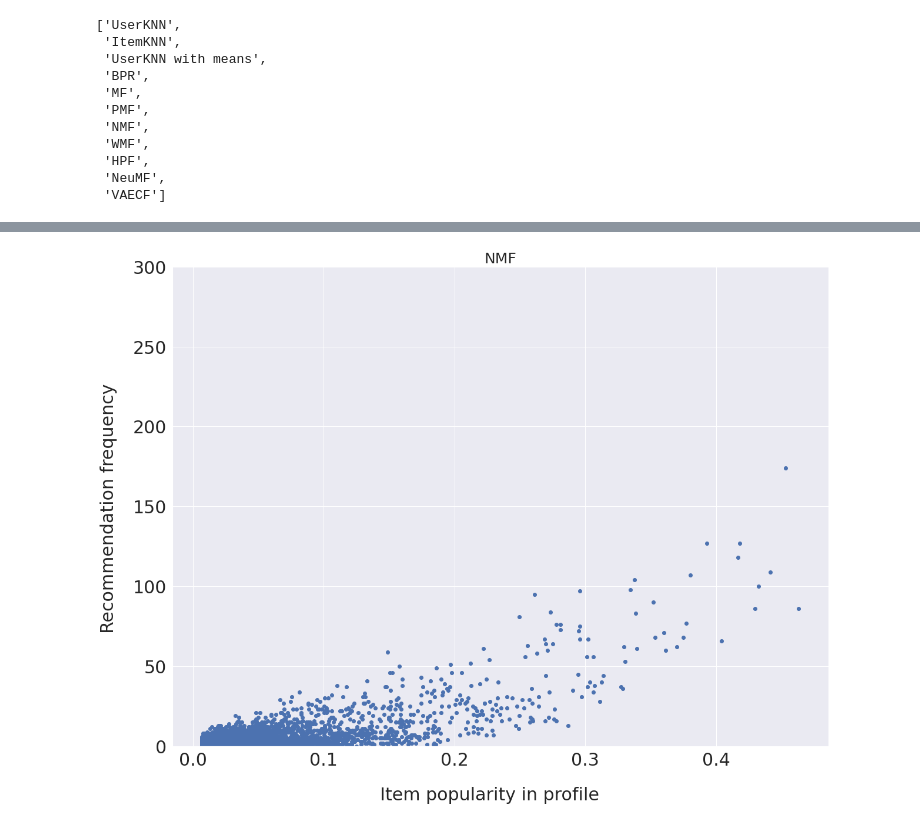
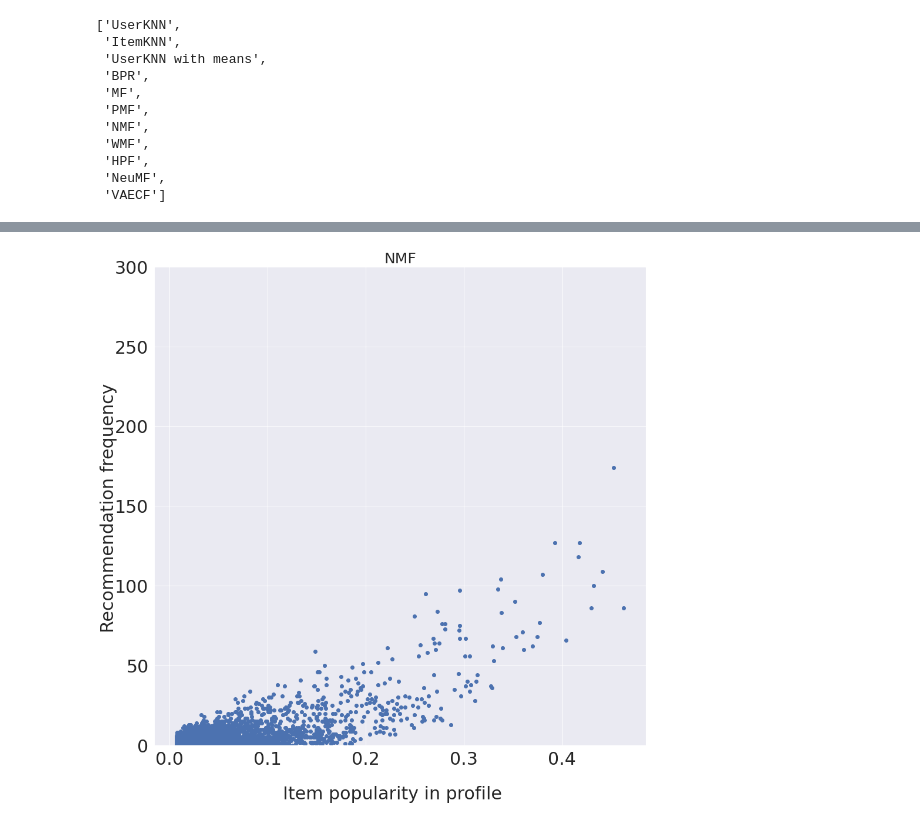
Before and after one commit to SavvinaDaniil/UnfairnessOfPopularityBias, a Jupyter notebook: 6. Compare LastFM with sampled dataset.ipynb, the cells around one changed output, grey strips where cells are left out. Saved outputs shown, nothing was run; the diff lists cells and outputs as text; code cells hidden in the pictures.

```diff
--- a/6. Compare LastFM with sampled dataset.ipynb
+++ b/6. Compare LastFM with sampled dataset.ipynb
@@ -140,22 +140,22 @@ for algo in select_algo_names:
 # %%
 select_algo_names = ["NMF"]
 fig, ax = plt.subplots()
 fig.set_figheight(15)
-fig.set_figwidth(20)
+fig.set_figwidth(15)
 
 fig.text(0.5, 0.04, 'Item popularity in profile', ha='center', fontsize='30')
 fig.text(0.04, 0.5, 'Recommendation frequency', va='center', rotation='vertical', fontsize='30')
 i = 0
 for algo in select_algo_names:
     profile_pop = music_eva_two["count"]
     alg_pop = music_eva_two[algo]
     correlation, _ = stats.pearsonr(profile_pop, alg_pop)
     ax.tick_params(axis='both', which='major', labelsize=30)
     ax.plot(profile_pop, alg_pop, "o")
     ax.set_ylim(0,300)
     ax.set_title(algo, fontsize='25')
 
     plt.savefig("graphs/"+algo+"_sampled_data_results.png")
     plt.show()
 # %% [output]
-[figure, old version]
+[figure, new version]
```
Also changed, not shown: parts of 4 cells of this notebook, 1 other file.
